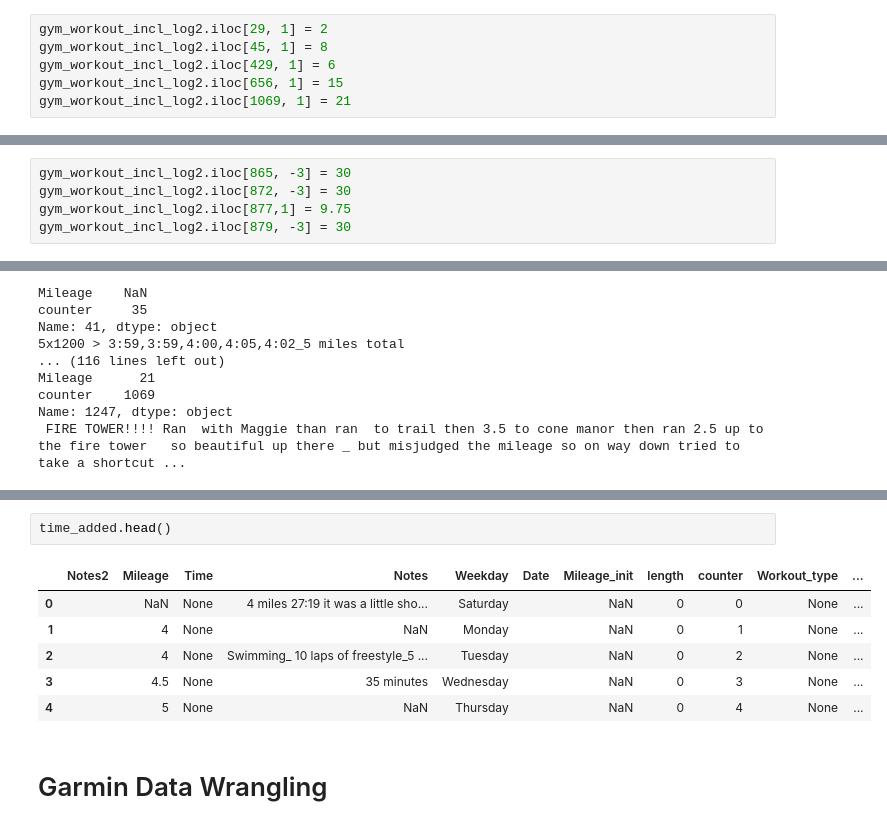
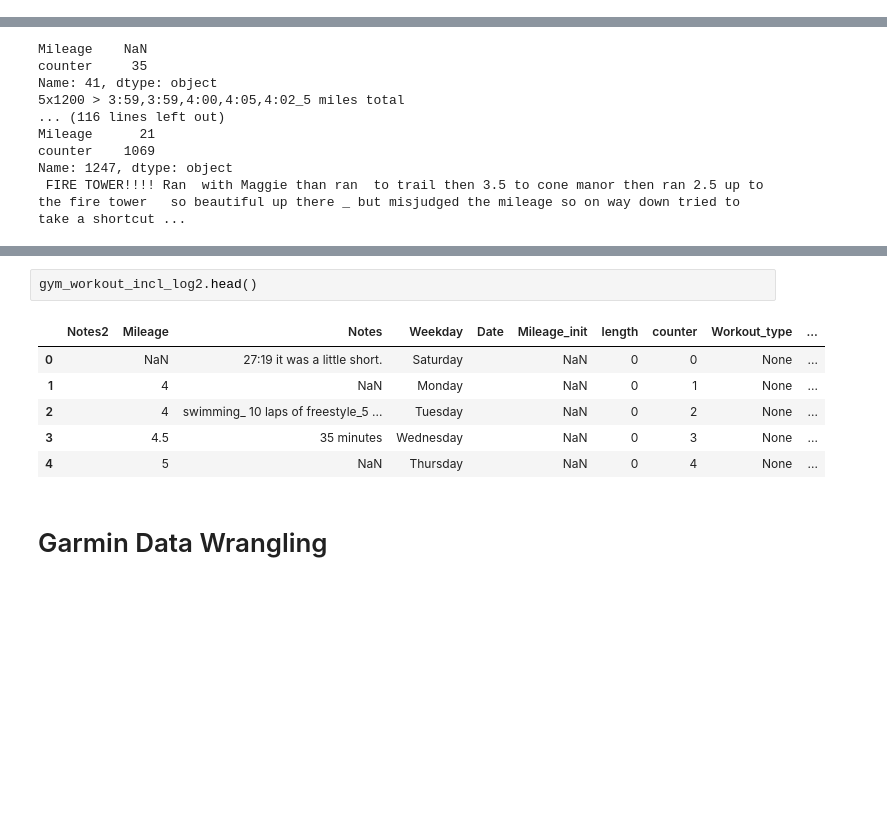
Before and after one commit to lilfetz22/Running_data, a Jupyter notebook: Running_Log.ipynb, the cells around one changed output, grey strips where cells are left out. Saved outputs shown, nothing was run; the diff lists cells and outputs as text; blank space fills up the shorter version.

```diff
--- a/Running_Log.ipynb
+++ b/Running_Log.ipynb
@@ -515,6 +495,0 @@ Name: 1247, dtype: object
-# %%
-gym_workout_incl_log2.iloc[29, 1] = 2
-gym_workout_incl_log2.iloc[45, 1] = 8
-gym_workout_incl_log2.iloc[429, 1] = 6
-gym_workout_incl_log2.iloc[656, 1] = 15
-gym_workout_incl_log2.iloc[1069, 1] = 21
@@ -540,5 +545,0 @@ Name: 1029, dtype: object
-# %%
-gym_workout_incl_log2.iloc[865, -3] = 30
-gym_workout_incl_log2.iloc[872, -3] = 30
-gym_workout_incl_log2.iloc[877,1] = 9.75
-gym_workout_incl_log2.iloc[879, -3] = 30
@@ -594,12 +590,12 @@ time_added.iloc[552,5] = '6/17/12'
 # %%
-time_added.head()
+gym_workout_incl_log2.head()
 # %% [output]
-|  | Notes2 | Mileage | Time | Notes | Weekday | Date | Mileage_init | length | counter | Workout_type | ... |
-| 0 |  | NaN | None | 4 miles 27:19 it was a little sho... | Saturday |  | NaN | 0 | 0 | None | ... |
-| 1 |  | 4 | None | NaN | Monday |  | NaN | 0 | 1 | None | ... |
-| 2 |  | 4 | None | Swimming_ 10 laps of freestyle_5 ... | Tuesday |  | NaN | 0 | 2 | None | ... |
-| 3 |  | 4.5 | None | 35 minutes | Wednesday |  | NaN | 0 | 3 | None | ... |
-| 4 |  | 5 | None | NaN | Thursday |  | NaN | 0 | 4 | None | ... |
+|  | Notes2 | Mileage | Notes | Weekday | Date | Mileage_init | length | counter | Workout_type | ... |
+| 0 |  | NaN | 27:19 it was a little short. | Saturday |  | NaN | 0 | 0 | None | ... |
+| 1 |  | 4 | NaN | Monday |  | NaN | 0 | 1 | None | ... |
+| 2 |  | 4 | swimming_ 10 laps of freestyle_5 ... | Tuesday |  | NaN | 0 | 2 | None | ... |
+| 3 |  | 4.5 | 35 minutes | Wednesday |  | NaN | 0 | 3 | None | ... |
+| 4 |  | 5 | NaN | Thursday |  | NaN | 0 | 4 | None | ... |
 # %% [markdown]
 # Garmin Data Wrangling
 # %% [markdown]
```
Also changed, not shown: parts of 16 cells of this notebook.
